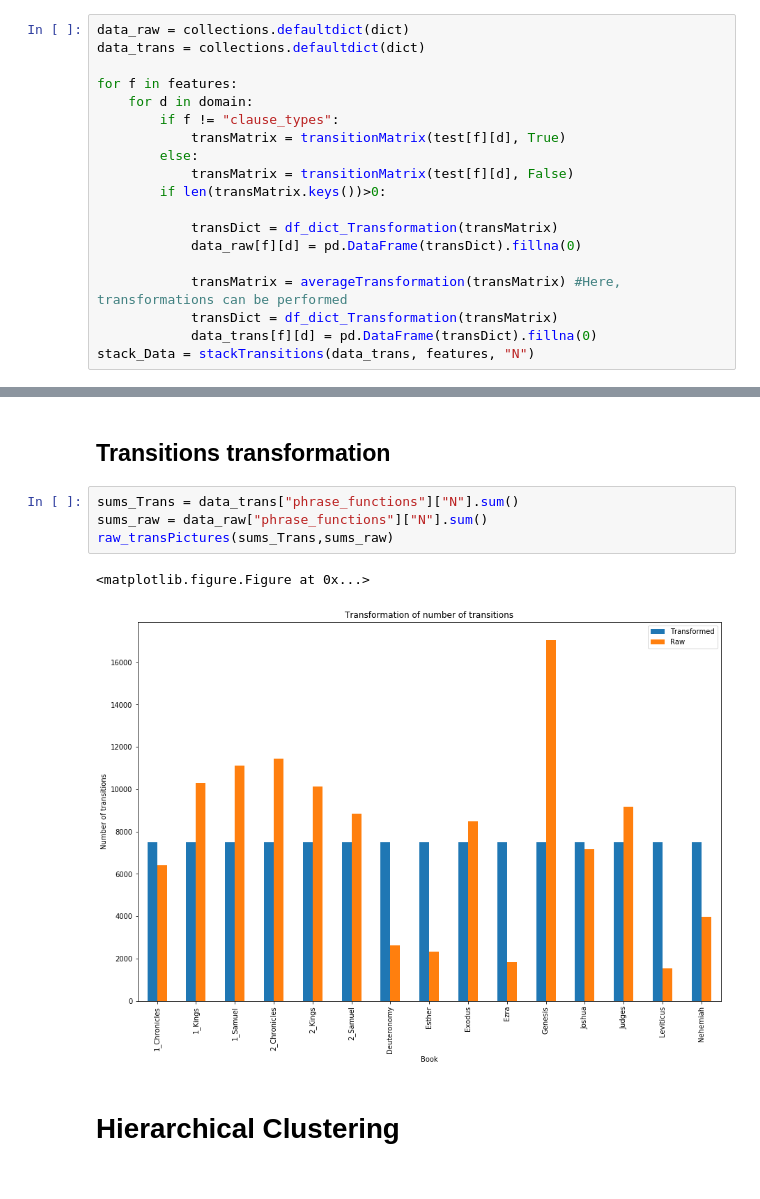
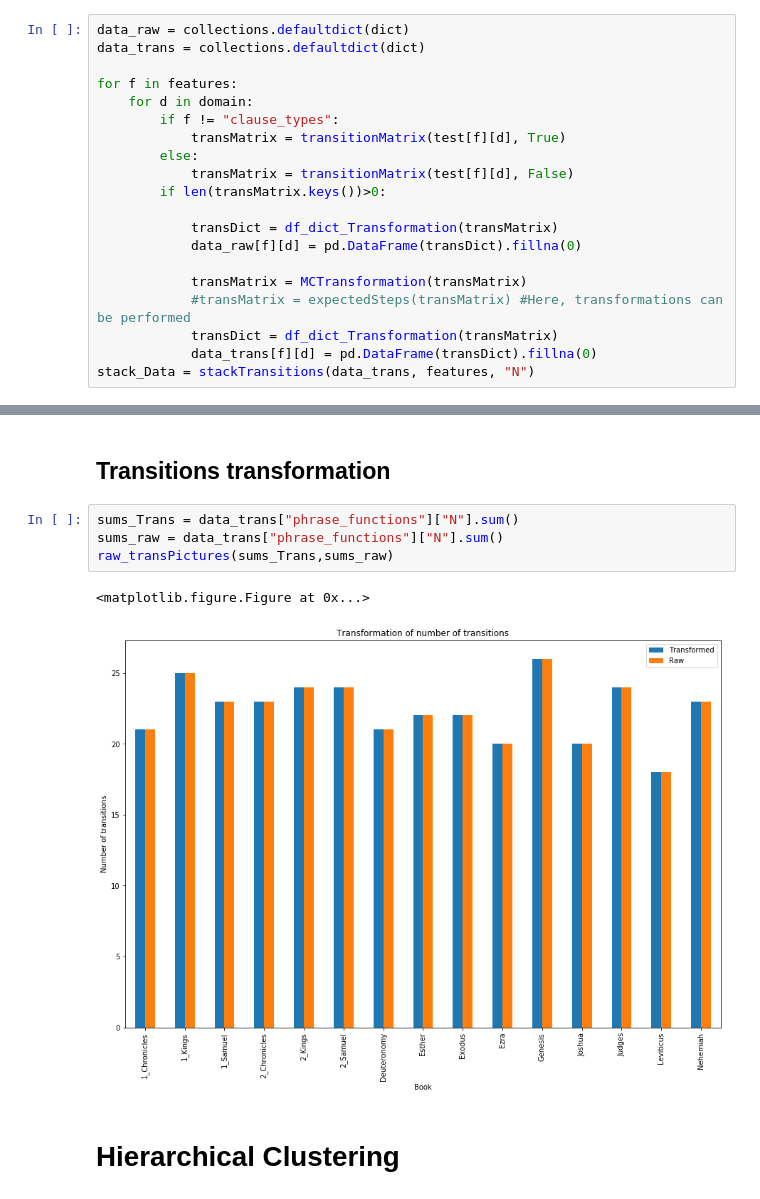
Before and after one commit to ETCBC/Probabilistic_Language_Change, a Jupyter notebook: etienne_NB/Testing Etienne.ipynb, the cells around one changed output, grey strips where cells are left out. Drawn from its saved outputs; the diff is of its cells as text.

```diff
--- a/etienne_NB/Testing Etienne.ipynb
+++ b/etienne_NB/Testing Etienne.ipynb
@@ -46,7 +46,8 @@ for f in features:
             transDict = df_dict_Transformation(transMatrix)
             data_raw[f][d] = pd.DataFrame(transDict).fillna(0)
 
-            transMatrix = averageTransformation(transMatrix) #Here, transformations can be performed
+            transMatrix = MCTransformation(transMatrix)
+            #transMatrix = expectedSteps(transMatrix) #Here, transformations can be performed
             transDict = df_dict_Transformation(transMatrix)
             data_trans[f][d] = pd.DataFrame(transDict).fillna(0)
 stack_Data = stackTransitions(data_trans, features, "N")
@@ -70,11 +66,11 @@ data_raw["phrase_functions"]["N"].head(10)
 ## Transitions transformation
 # %%
 sums_Trans = data_trans["phrase_functions"]["N"].sum()
-sums_raw = data_raw["phrase_functions"]["N"].sum()
+sums_raw = data_trans["phrase_functions"]["N"].sum()
 raw_transPictures(sums_Trans,sums_raw)
 # %% [output]
 <matplotlib.figure.Figure at 0x...>
-[figure, old version]
+[figure, new version]
 # %% [markdown]
 # Hierarchical Clustering
 # %% [markdown]
```
Also changed, not shown: parts of 7 cells of this notebook, 2 other files.
